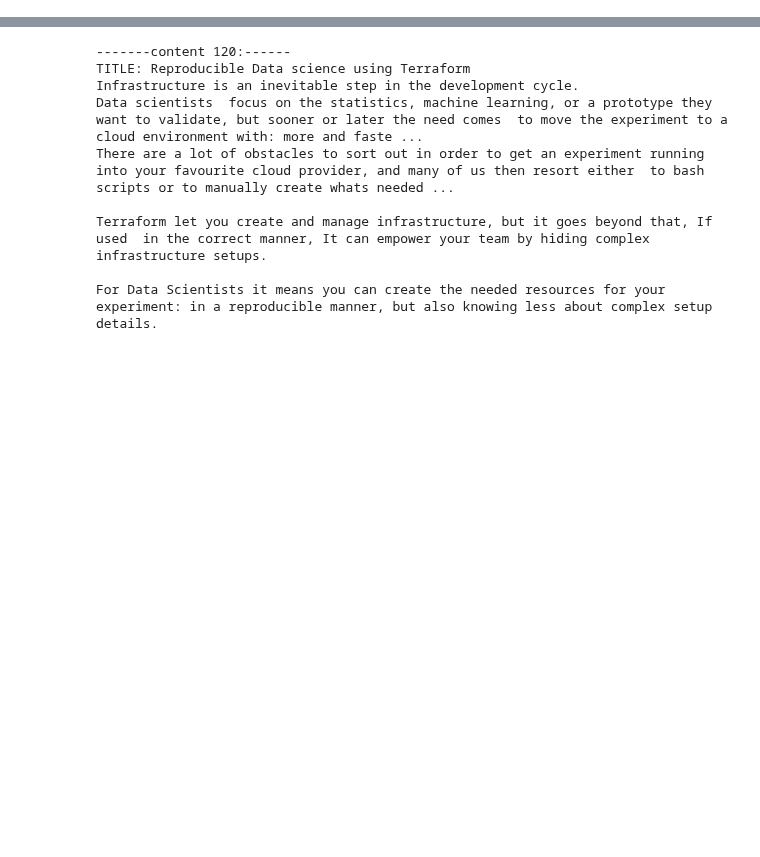
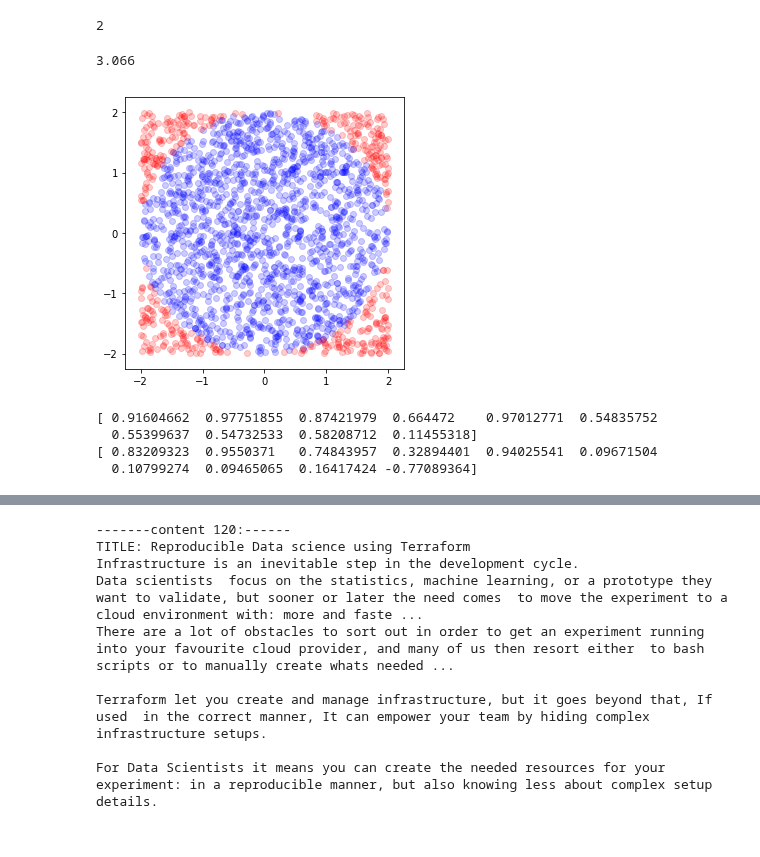
Before and after one commit to frhyme/frhyme.github.io, a Jupyter notebook: _posts/personal_ipynb/20180527-pycon reveiw.ipynb, the cells around one changed output, grey strips where cells are left out. Drawn from its saved outputs; the diff is of its cells as text; code cells hidden in the pictures; blank space fills up the shorter version.

```diff
--- a/_posts/personal_ipynb/20180527-pycon reveiw.ipynb
+++ b/_posts/personal_ipynb/20180527-pycon reveiw.ipynb
@@ -1,3 +1,41 @@
+# %%
+import numpy as np
+for i in range(0, 24):
+    a = np.random.randint(1, 7)
+    b = np.random.randint(1, 7)
+# %% [output]
+2
+# %%
+import numpy as np
+import matplotlib.pyplot as plt
+
+s = 2000
+xs = np.random.random_sample(s)*4-2
+ys = np.random.random_sample(s)*4-2
+
+c = 0
+plt.figure(figsize=(5, 5))
+for i in range(0, s):
+    x, y = xs[i], ys[i]
+    if x**2 + y**2 <=4:
+        c+=1
+        plt.scatter(x, y, c='blue', alpha=0.2)
+    else:
+        plt.scatter(x, y, c='red', alpha=0.2)
+print(c/s*4)
+plt.show()
+# %% [output]
+3.066
+[figure, added]
+# %%
+a = np.random.random_sample(10)
+print(a)
+print(a*2-1)
+# %% [output]
+[ 0.91604662  0.97751855  0.87421979  0.664472    0.97012771  0.54835752
+  0.55399637  0.54732533  0.58208712  0.11455318]
+[ 0.83209323  0.9550371   0.74843957  0.32894401  0.94025541  0.09671504
+  0.10799274  0.09465065  0.16417424 -0.77089364]
 # %%
 import pandas as pd
 # %%
```
Also changed, not shown: 3 other files.
